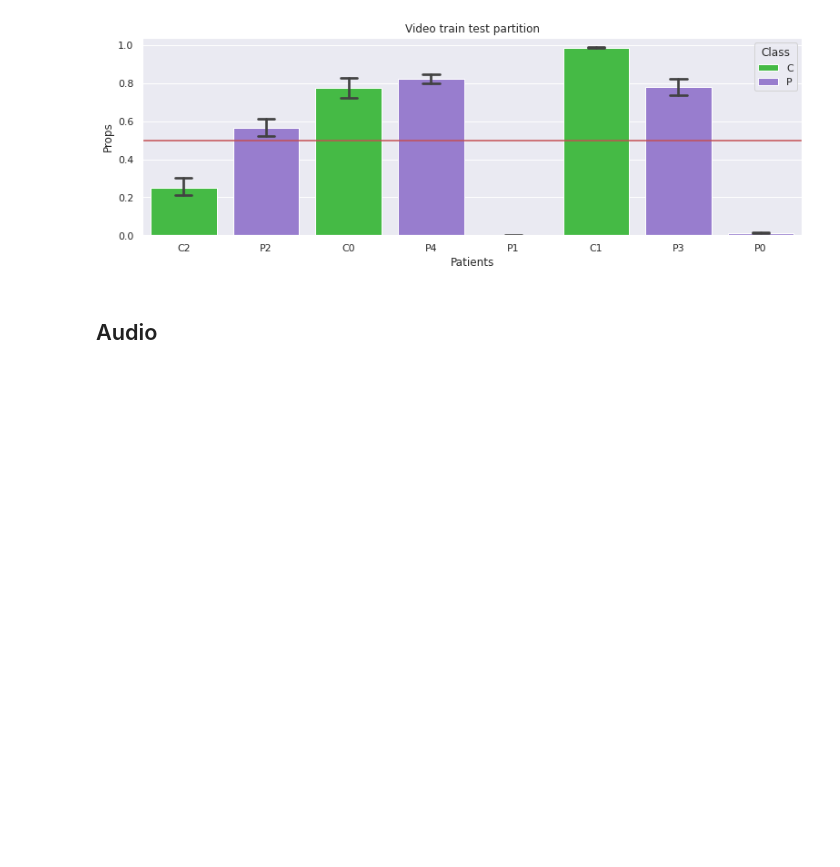
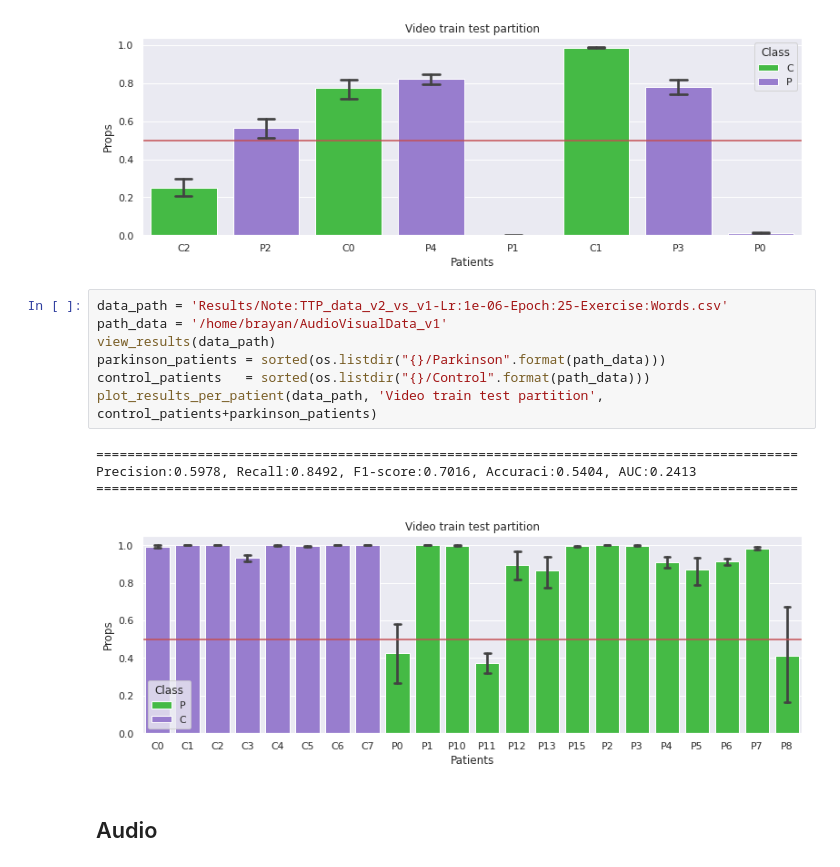
Before and after one commit to jdvalera19/Parkinson-Multimodal-Cross-Attention, a Jupyter notebook: View_result.ipynb, the cells around one changed output. Cells and saved outputs as stored; diff of their text form; blank space fills up the shorter version.

```diff
--- a/View_result.ipynb
+++ b/View_result.ipynb
@@ -27,6 +28,18 @@ plot_results_per_patient(data_path, 'Video train test partition')
 Precision:0.5650, Recall:0.5148, F1-score:0.5388, Accuraci:0.4491, AUC:0.2687
 ==========================================================================================
 [figure]
+# %%
+data_path = 'Results/Note:TTP_data_v2_vs_v1-Lr:1e-06-Epoch:25-Exercise:Words.csv'
+path_data = '/home/brayan/AudioVisualData_v1'
+view_results(data_path)
+parkinson_patients = sorted(os.listdir("{}/Parkinson".format(path_data)))
+control_patients   = sorted(os.listdir("{}/Control".format(path_data)))
+plot_results_per_patient(data_path, 'Video train test partition', control_patients+parkinson_patients)
+# %% [output]
+==========================================================================================
+Precision:0.5978, Recall:0.8492, F1-score:0.7016, Accuraci:0.5404, AUC:0.2413
+==========================================================================================
+[figure, added]
 # %% [markdown]
 ## Audio
 # %%
```
Also changed, not shown: parts of 5 cells of this notebook, 10 other files.
